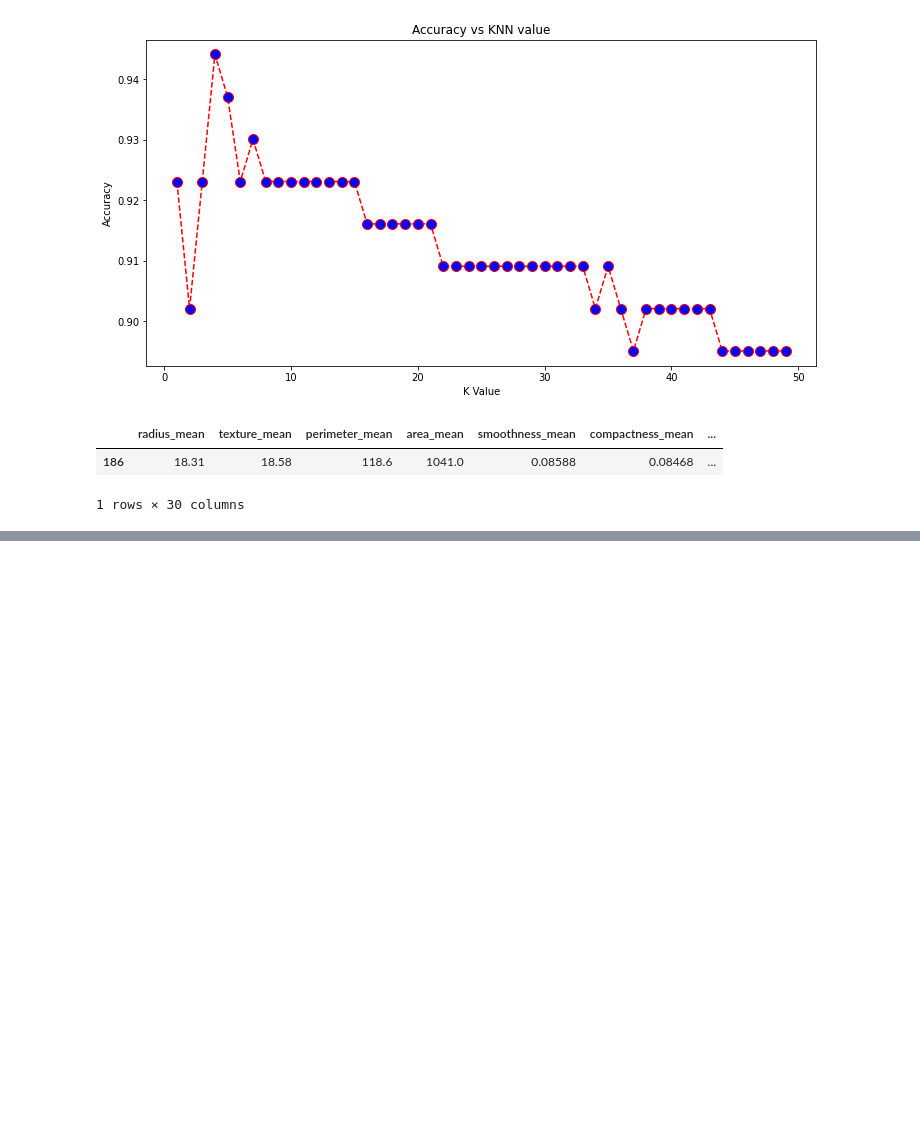
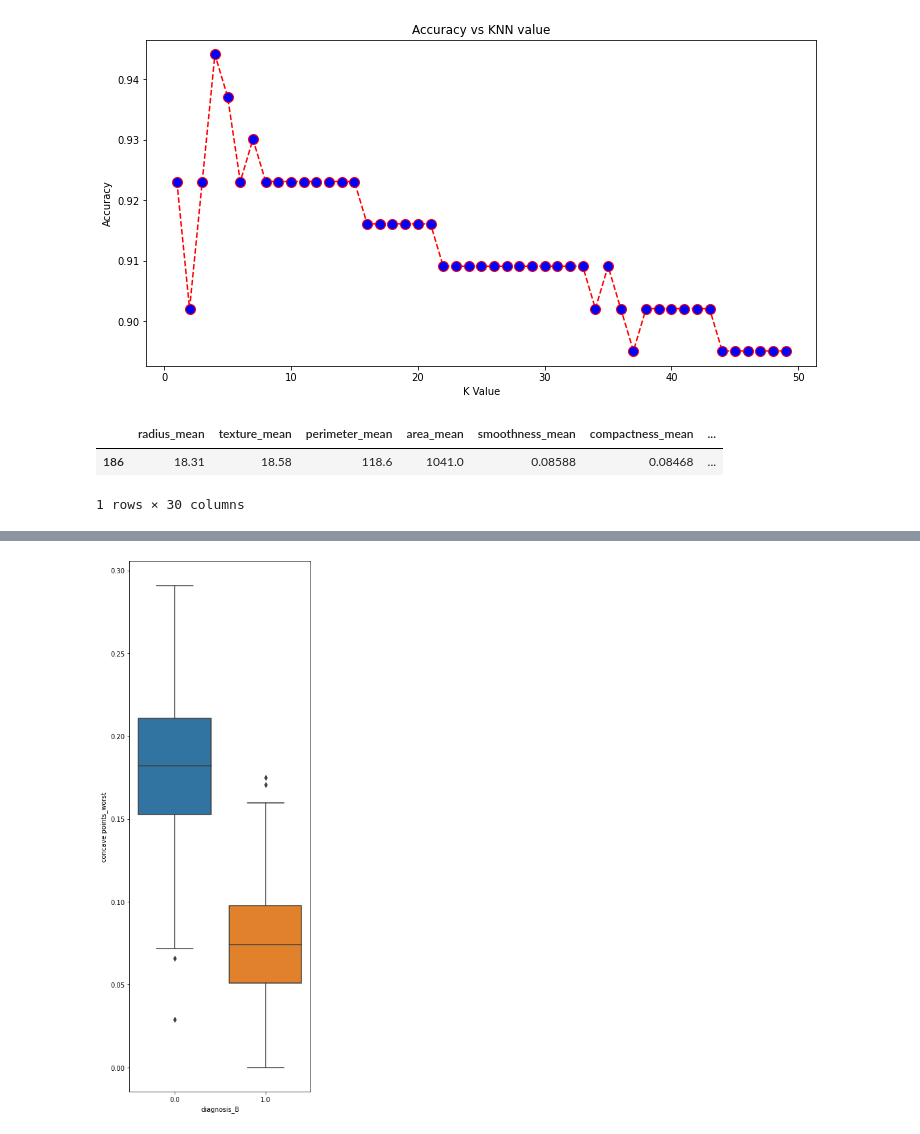
Before and after one commit to patrickDing19/Machine-Learning, a Jupyter notebook: KNN_breast_cancer.ipynb, the cells around one changed output, grey strips where cells are left out. Cells and saved outputs as stored; diff of their text form; code cells hidden in the pictures; blank space fills up the shorter version.

```diff
--- a/KNN_breast_cancer.ipynb
+++ b/KNN_breast_cancer.ipynb
@@ -120,0 +219,5 @@ Malignant
+# %%
+plt.figure(figsize=(5,15))
+ax = sns.boxplot(x="diagnosis_B", y="concave points_worst", data=df)
+# %% [output]
+[figure, added]
```
Also changed, not shown: parts of 8 cells of this notebook.
